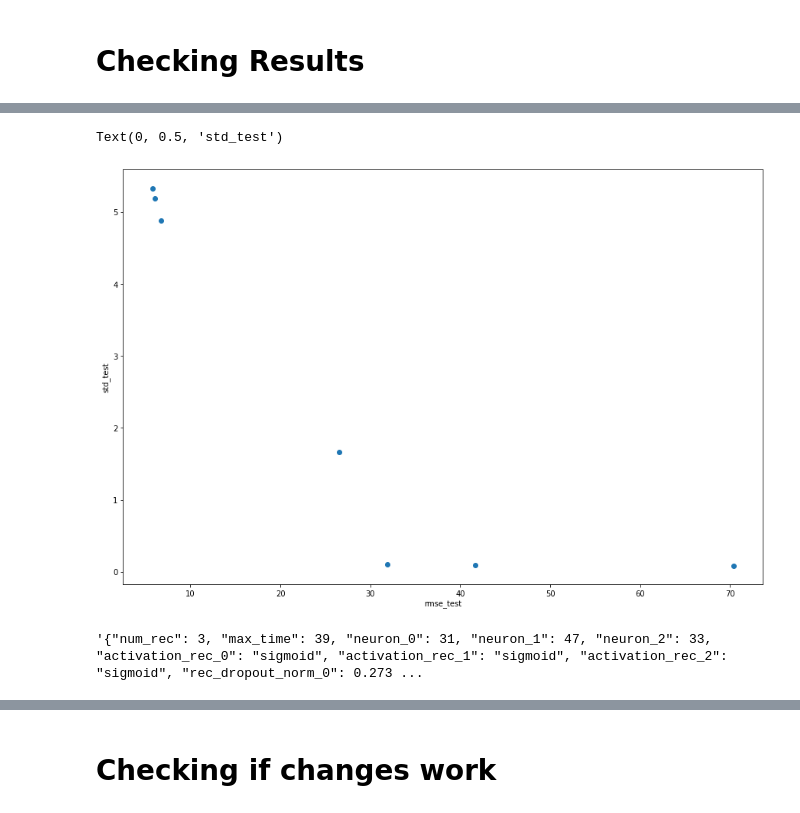
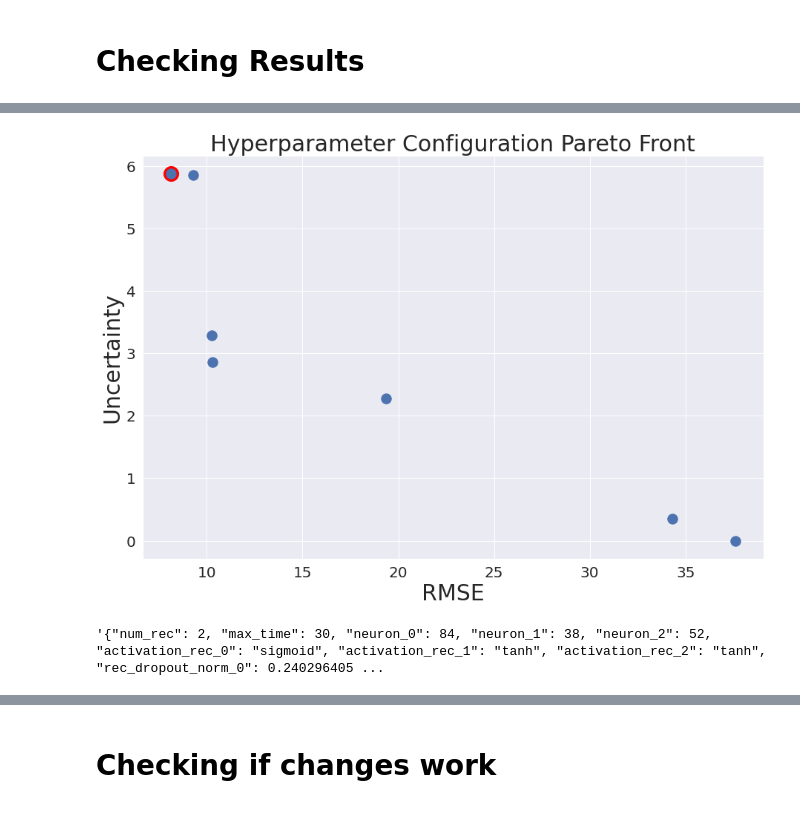
Before and after one commit to MariosKef/RULe, a Jupyter notebook: tests.ipynb, the cells around one changed output, grey strips where cells are left out. Saved outputs shown, nothing was run; the diff lists cells and outputs as text; code cells hidden in the pictures.

```diff
--- a/tests.ipynb
+++ b/tests.ipynb
@@ -8,5 +10,5 @@ import seaborn as sns
 # %%
-configs = pd.read_csv('./results_no_cv_HO_10_12')
+configs = pd.read_csv('./results_no_cv_HO_14_12')
 # %%
 configs.head()
 # %% [output]
@@ -18,0 +35,2 @@ configs.head()
+# %%
+configs['rmse_test'].loc[58] = 1.1*configs['rmse_test'].loc[58]
@@ -18,0 +42,2 @@ configs.head()
+# %%
+configs['uncertainty_test'].loc[77] = 1.1*configs['uncertainty_test'].loc[77]
@@ -53,20 +121,26 @@ pareto_configs
 # %%
 x = pareto_configs['rmse_test'].values
 y = pareto_configs['uncertainty_test'].values
 plt.figure(figsize=(15,10))
-plt.scatter(x, y)
-plt.xlabel('rmse_test')
-plt.ylabel('std_test')
+plt.scatter(x[0], y[0], s=400, facecolors='red')
+plt.scatter(x, y, s=180)
+plt.xlabel('RMSE', fontsize=30)
+plt.ylabel('Uncertainty', fontsize=30)
+plt.title('Hyperparameter Configuration Pareto Front', fontsize=30)
+plt.xticks(fontsize=20)
+plt.yticks(fontsize=20)
+
+plt.savefig('./paper_figures/cmapss_1.pdf', format='pdf')
+
 
 # for i, txt in enumerate(pareto_configs.index):
 #     plt.annotate(txt, (x[i], y[i]))
 # %% [output]
-Text(0, 0.5, 'std_test')
-[figure, old version]
+[figure, new version]
 # %%
-pareto_configs.loc[223].net_cfg
+pareto_configs.loc[187].net_cfg
 # %% [output]
-'{"num_rec": 3, "max_time": 39, "neuron_0": 31, "neuron_1": 47, "neuron_2": 33, "activation_rec_0": "sigmoid", "activation_rec_1": "sigmoid", "activation_rec_2": "sigmoid", "rec_dropout_norm_0": 0.273 ...
+'{"num_rec": 2, "max_time": 30, "neuron_0": 84, "neuron_1": 38, "neuron_2": 52, "activation_rec_0": "sigmoid", "activation_rec_1": "tanh", "activation_rec_2": "tanh", "rec_dropout_norm_0": 0.240296405 ...
 # %%
 sns.set_theme()
 
```
Also changed, not shown: parts of 60 cells of this notebook, 1 other file.
